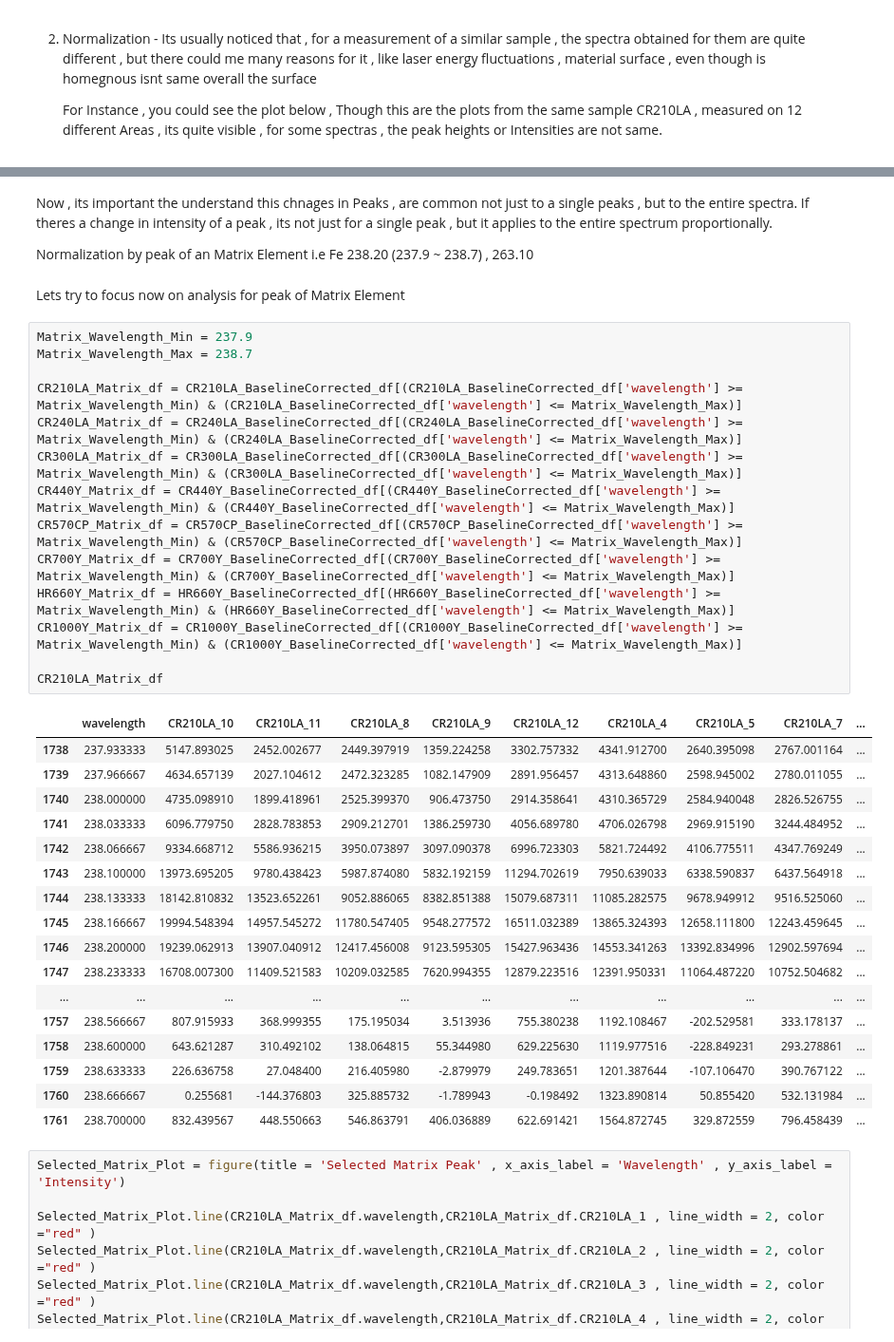
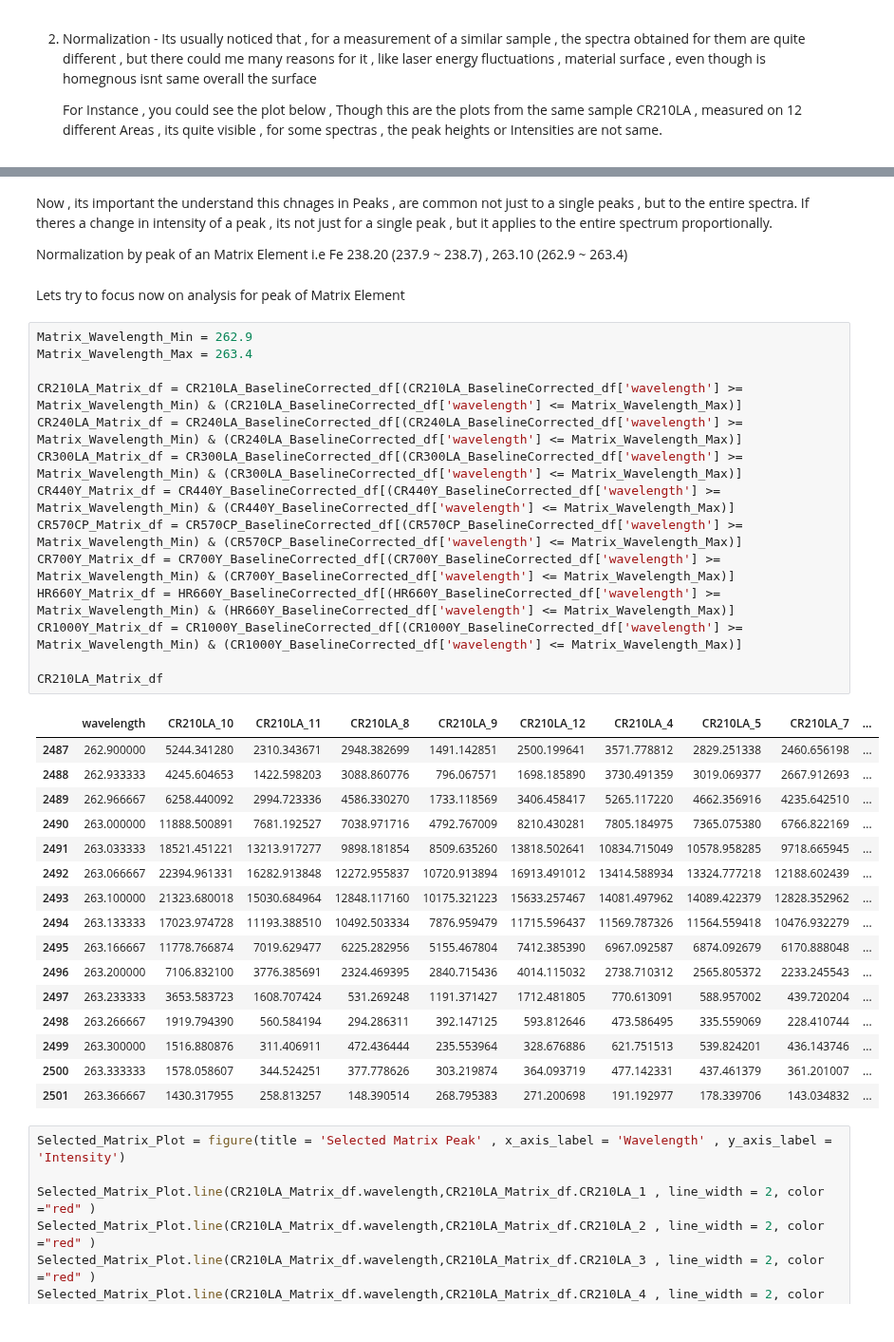
Before and after one commit to rahulrpatil3005/Handheld_LIBS, a Jupyter notebook: TUT6_UnivariateAnalysis_HandheldLIBS/UnivariateCalibration_hLIBS.ipynb, the cells around one changed output, grey strips where cells are left out. Shown at 95% size. Cells and saved outputs as stored; diff of their text form.

```diff
--- a/TUT6_UnivariateAnalysis_HandheldLIBS/UnivariateCalibration_hLIBS.ipynb
+++ b/TUT6_UnivariateAnalysis_HandheldLIBS/UnivariateCalibration_hLIBS.ipynb
@@ -369,41 +371,40 @@ show(Before_Normalization)
 # %% [markdown]
 Now , its important the understand this chnages in Peaks , are common not just to a single peaks , but to the entire spectra. If theres a change in intensity of a peak , its not just for a single peak , but it applies to the entire spectrum proportionally.
 
-Normalization by peak of an Matrix Element i.e Fe 238.20 (237.9 ~ 238.7) , 263.10
+Normalization by peak of an Matrix Element i.e Fe 238.20 (237.9 ~ 238.7) , 263.10 (262.9 ~ 263.4)
 # %% [markdown]
 Lets try to focus now on analysis for peak of Matrix Element
 # %%
-Matrix_Wavelength_Min = 237.9
-Matrix_Wavelength_Max = 238.7
+Matrix_Wavelength_Min = 262.9
+Matrix_Wavelength_Max = 263.4
 
 CR210LA_Matrix_df = CR210LA_BaselineCorrected_df[(CR210LA_BaselineCorrected_df['wavelength'] >= Matrix_Wavelength_Min) & (CR210LA_BaselineCorrected_df['wavelength'] <= Matrix_Wavelength_Max)]
 CR240LA_Matrix_df = CR240LA_BaselineCorrected_df[(CR240LA_BaselineCorrected_df['wavelength'] >= Matrix_Wavelength_Min) & (CR240LA_BaselineCorrected_df['wavelength'] <= Matrix_Wavelength_Max)]
 CR300LA_Matrix_df = CR300LA_BaselineCorrected_df[(CR300LA_BaselineCorrected_df['wavelength'] >= Matrix_Wavelength_Min) & (CR300LA_BaselineCorrected_df['wavelength'] <= Matrix_Wavelength_Max)]
 CR440Y_Matrix_df = CR440Y_BaselineCorrected_df[(CR440Y_BaselineCorrected_df['wavelength'] >= Matrix_Wavelength_Min) & (CR440Y_BaselineCorrected_df['wavelength'] <= Matrix_Wavelength_Max)]
 CR570CP_Matrix_df = CR570CP_BaselineCorrected_df[(CR570CP_BaselineCorrected_df['wavelength'] >= Matrix_Wavelength_Min) & (CR570CP_BaselineCorrected_df['wavelength'] <= Matrix_Wavelength_Max)]
 CR700Y_Matrix_df = CR700Y_BaselineCorrected_df[(CR700Y_BaselineCorrected_df['wavelength'] >= Matrix_Wavelength_Min) & (CR700Y_BaselineCorrected_df['wavelength'] <= Matrix_Wavelength_Max)]
 HR660Y_Matrix_df = HR660Y_BaselineCorrected_df[(HR660Y_BaselineCorrected_df['wavelength'] >= Matrix_Wavelength_Min) & (HR660Y_BaselineCorrected_df['wavelength'] <= Matrix_Wavelength_Max)]
 CR1000Y_Matrix_df = CR1000Y_BaselineCorrected_df[(CR1000Y_BaselineCorrected_df['wavelength'] >= Matrix_Wavelength_Min) & (CR1000Y_BaselineCorrected_df['wavelength'] <= Matrix_Wavelength_Max)]
 
 CR210LA_Matrix_df
 # %% [output]
 |  | wavelength | CR210LA_10 | CR210LA_11 | CR210LA_8 | CR210LA_9 | CR210LA_12 | CR210LA_4 | CR210LA_5 | CR210LA_7 | ... |
-| 1738 | 237.933333 | 5147.893025 | 2452.002677 | 2449.397919 | 1359.224258 | 3302.757332 | 4341.912700 | 2640.395098 | 2767.001164 | ... |
-| 1739 | 237.966667 | 4634.657139 | 2027.104612 | 2472.323285 | 1082.147909 | 2891.956457 | 4313.648860 | 2598.945002 | 2780.011055 | ... |
-| 1740 | 238.000000 | 4735.098910 | 1899.418961 | 2525.399370 | 906.473750 | 2914.358641 | 4310.365729 | 2584.940048 | 2826.526755 | ... |
-| 1741 | 238.033333 | 6096.779750 | 2828.783853 | 2909.212701 | 1386.259730 | 4056.689780 | 4706.026798 | 2969.915190 | 3244.484952 | ... |
-| 1742 | 238.066667 | 9334.668712 | 5586.936215 | 3950.073897 | 3097.090378 | 6996.723303 | 5821.724492 | 4106.775511 | 4347.769249 | ... |
-| 1743 | 238.100000 | 13973.695205 | 9780.438423 | 5987.874080 | 5832.192159 | 11294.702619 | 7950.639033 | 6338.590837 | 6437.564918 | ... |
-| 1744 | 238.133333 | 18142.810832 | 13523.652261 | 9052.886065 | 8382.851388 | 15079.687311 | 11085.282575 | 9678.949912 | 9516.525060 | ... |
-| 1745 | 238.166667 | 19994.548394 | 14957.545272 | 11780.547405 | 9548.277572 | 16511.032389 | 13865.324393 | 12658.111800 | 12243.459645 | ... |
-| 1746 | 238.200000 | 19239.062913 | 13907.040912 | 12417.456008 | 9123.595305 | 15427.963436 | 14553.341263 | 13392.834996 | 12902.597694 | ... |
-| 1747 | 238.233333 | 16708.007300 | 11409.521583 | 10209.032585 | 7620.994355 | 12879.223516 | 12391.950331 | 11064.487220 | 10752.504682 | ... |
-| ... | ... | ... | ... | ... | ... | ... | ... | ... | ... | ... |
-| 1757 | 238.566667 | 807.915933 | 368.999355 | 175.195034 | 3.513936 | 755.380238 | 1192.108467 | -202.529581 | 333.178137 | ... |
-| 1758 | 238.600000 | 643.621287 | 310.492102 | 138.064815 | 55.344980 | 629.225630 | 1119.977516 | -228.849231 | 293.278861 | ... |
-| 1759 | 238.633333 | 226.636758 | 27.048400 | 216.405980 | -2.879979 | 249.783651 | 1201.387644 | -107.106470 | 390.767122 | ... |
-| 1760 | 238.666667 | 0.255681 | -144.376803 | 325.885732 | -1.789943 | -0.198492 | 1323.890814 | 50.855420 | 532.131984 | ... |
-| 1761 | 238.700000 | 832.439567 | 448.550663 | 546.863791 | 406.036889 | 622.691421 | 1564.872745 | 329.872559 | 796.458439 | ... |
+| 2487 | 262.900000 | 5244.341280 | 2310.343671 | 2948.382699 | 1491.142851 | 2500.199641 | 3571.778812 | 2829.251338 | 2460.656198 | ... |
+| 2488 | 262.933333 | 4245.604653 | 1422.598203 | 3088.860776 | 796.067571 | 1698.185890 | 3730.491359 | 3019.069377 | 2667.912693 | ... |
+| 2489 | 262.966667 | 6258.440092 | 2994.723336 | 4586.330270 | 1733.118569 | 3406.458417 | 5265.117220 | 4662.356916 | 4235.642510 | ... |
+| 2490 | 263.000000 | 11888.500891 | 7681.192527 | 7038.971716 | 4792.767009 | 8210.430281 | 7805.184975 | 7365.075380 | 6766.822169 | ... |
+| 2491 | 263.033333 | 18521.451221 | 13213.917277 | 9898.181854 | 8509.635260 | 13818.502641 | 10834.715049 | 10578.958285 | 9718.665945 | ... |
+| 2492 | 263.066667 | 22394.961331 | 16282.913848 | 12272.955837 | 10720.913894 | 16913.491012 | 13414.588934 | 13324.777218 | 12188.602439 | ... |
+| 2493 | 263.100000 | 21323.680018 | 15030.684964 | 12848.117160 | 10175.321223 | 15633.257467 | 14081.497962 | 14089.422379 | 12828.352962 | ... |
+| 2494 | 263.133333 | 17023.974728 | 11193.388510 | 10492.503334 | 7876.959479 | 11715.596437 | 11569.787326 | 11564.559418 | 10476.932279 | ... |
+| 2495 | 263.166667 | 11778.766874 | 7019.629477 | 6225.282956 | 5155.467804 | 7412.385390 | 6967.092587 | 6874.092679 | 6170.888048 | ... |
+| 2496 | 263.200000 | 7106.832100 | 3776.385691 | 2324.469395 | 2840.715436 | 4014.115032 | 2738.710312 | 2565.805372 | 2233.245543 | ... |
+| 2497 | 263.233333 | 3653.583723 | 1608.707424 | 531.269248 | 1191.371427 | 1712.481805 | 770.613091 | 588.957002 | 439.720204 | ... |
+| 2498 | 263.266667 | 1919.794390 | 560.584194 | 294.286311 | 392.147125 | 593.812646 | 473.586495 | 335.559069 | 228.410744 | ... |
+| 2499 | 263.300000 | 1516.880876 | 311.406911 | 472.436444 | 235.553964 | 328.676886 | 621.751513 | 539.824201 | 436.143746 | ... |
+| 2500 | 263.333333 | 1578.058607 | 344.524251 | 377.778626 | 303.219874 | 364.093719 | 477.142331 | 437.461379 | 361.201007 | ... |
+| 2501 | 263.366667 | 1430.317955 | 258.813257 | 148.390514 | 268.795383 | 271.200698 | 191.192977 | 178.339706 | 143.034832 | ... |
 # %%
 Selected_Matrix_Plot = figure(title = 'Selected Matrix Peak' , x_axis_label = 'Wavelength' , y_axis_label = 'Intensity')
 
```
Also changed, not shown: parts of 12 cells of this notebook.
